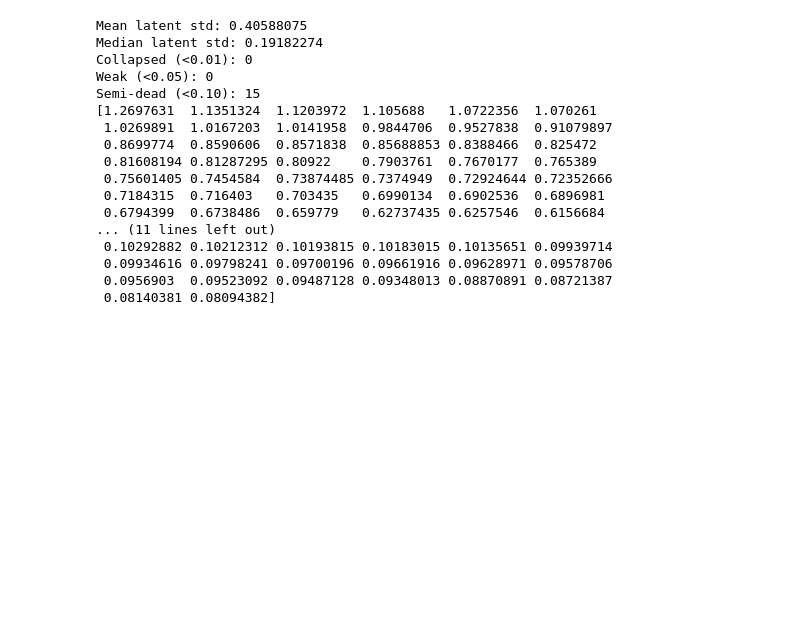
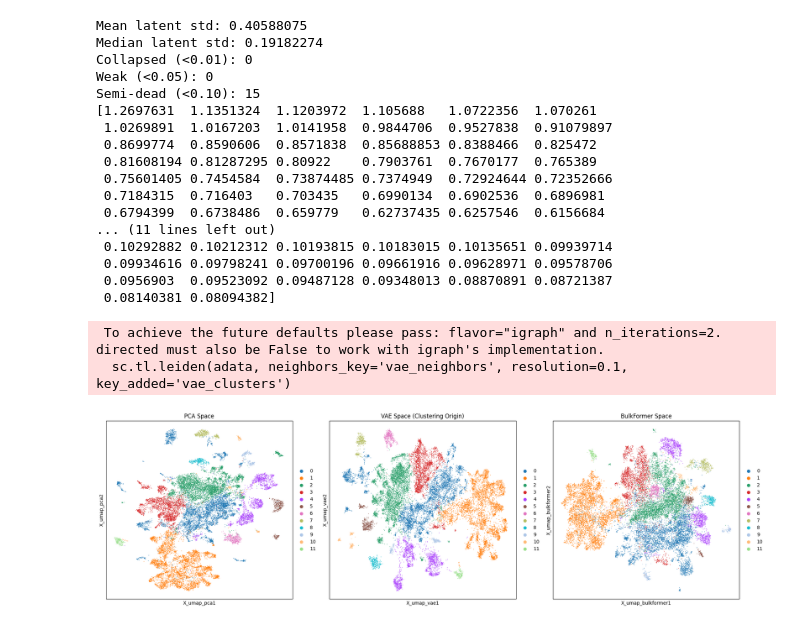
Before and after one commit to magordin/DL_project, a Jupyter notebook: notebooks/representations.ipynb, the cells around one changed output. Saved outputs shown, nothing was run; the diff lists cells and outputs as text; code cells hidden in the pictures; blank space fills up the shorter version.

Commit message:
first BulkFormer embeddings

```diff
--- a/notebooks/representations.ipynb
+++ b/notebooks/representations.ipynb
@@ -306,0 +310,40 @@ sc.pp.neighbors(adata, use_rep="X_pca
+# %%
+vae = np.load("/work3/s252608/DL_project/data/representations/bulk_vae_dim128_beta0p1.npy")
+pca = np.load("/work3/s252608/DL_project/data/representations/bulk_pca_dim128.npy")
+# %%
+adata.obsm['X_pca_data'] = pca
+adata.obsm['X_vae_data'] = vae
+adata.obsm['X_bulkformer'] = embs
+# %%
+sc.pp.neighbors(adata, use_rep='X_vae_data', n_neighbors=15, key_added='vae_neighbors')
+sc.tl.leiden(adata, neighbors_key='vae_neighbors', resolution=0.1, key_added='vae_clusters')
+sc.tl.umap(adata, neighbors_key='vae_neighbors')
+adata.obsm['X_umap_vae'] = adata.obsm['X_umap'].copy()
+# %% [output]
+ To achieve the future defaults please pass: flavor="igraph" and n_iterations=2.  directed must also be False to work with igraph's implementation.
+  sc.tl.leiden(adata, neighbors_key='vae_neighbors', resolution=0.1, key_added='vae_clusters')
+# %%
+sc.pp.neighbors(adata, use_rep='X_pca_data', n_neighbors=15, key_added='pca_neighbors')
+sc.tl.umap(adata, neighbors_key='pca_neighbors')
+adata.obsm['X_umap_pca'] = adata.obsm['X_umap'].copy()
+
+sc.pp.neighbors(adata, use_rep='X_bulkformer', n_neighbors=15, key_added='bulk_neighbors')
+sc.tl.umap(adata, neighbors_key='bulk_neighbors')
+adata.obsm['X_umap_bulkformer'] = adata.obsm['X_umap'].copy()
+# %%
+fig, axes = plt.subplots(1, 3, figsize=(20, 6))
+
+sc.pl.embedding(adata, basis='X_umap_pca', color='vae_clusters',
+                title='PCA Space', show=False, ax=axes[0])
+
+sc.pl.embedding(adata, basis='X_umap_vae', color='vae_clusters',
+                title='VAE Space (Clustering Origin)', show=False, ax=axes[1])
+
+sc.pl.embedding(adata, basis='X_umap_bulkformer', color='vae_clusters',
+                title='BulkFormer Space', show=False, ax=axes[2])
+
+plt.tight_layout()
+plt.savefig("representation_comparison_final.png", dpi=300)
+plt.show()
+# %% [output]
+[figure, added]
```
Also changed, not shown: parts of 3 cells of this notebook, 2 other files.
